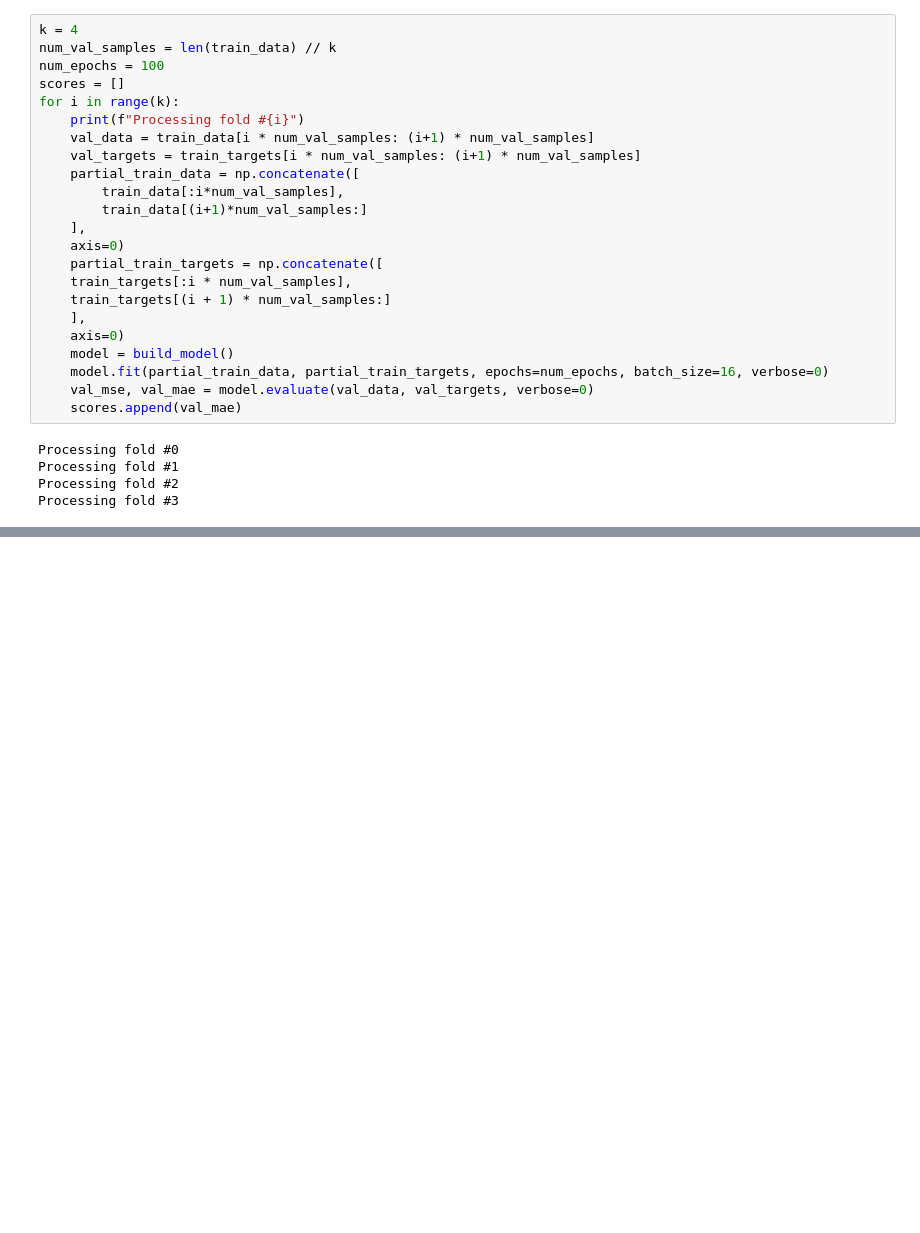
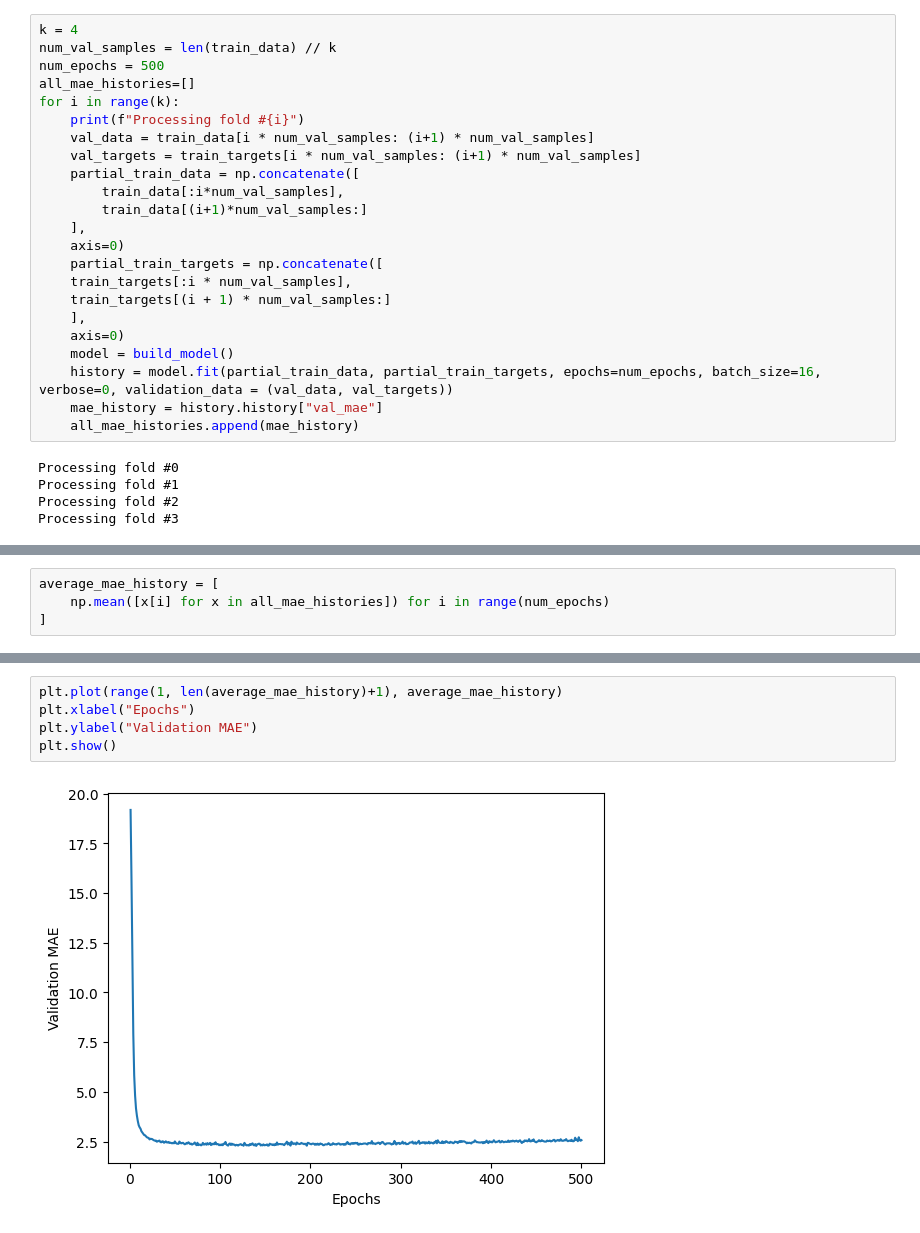
Before and after one commit to VolodymyrYakovenko/ML_practical_tasks, a Jupyter notebook: Boston_Housing_tf/boston.ipynb, the cells around one changed output, grey strips where cells are left out. Cells and saved outputs as stored; diff of their text form; blank space fills up the shorter version.

```diff
--- a/Boston_Housing_tf/boston.ipynb
+++ b/Boston_Housing_tf/boston.ipynb
@@ -36,8 +36,8 @@ def build_model():
 # %%
 k = 4
 num_val_samples = len(train_data) // k
-num_epochs = 100
-scores = []
+num_epochs = 500
+all_mae_histories=[]
 for i in range(k):
     print(f"Processing fold #{i}")
     val_data = train_data[i * num_val_samples: (i+1) * num_val_samples]
@@ -53,9 +53,9 @@ for i in range(k):
     ],
     axis=0)
     model = build_model()
-    model.fit(partial_train_data, partial_train_targets, epochs=num_epochs, batch_size=16, verbose=0)
-    val_mse, val_mae = model.evaluate(val_data, val_targets, verbose=0)
-    scores.append(val_mae)
+    history = model.fit(partial_train_data, partial_train_targets, epochs=num_epochs, batch_size=16, verbose=0, validation_data = (val_data, val_targets))
+    mae_history = history.history["val_mae"]
+    all_mae_histories.append(mae_history)
 # %% [output]
 Processing fold #0
 Processing fold #1
@@ -71,0 +86,4 @@ np.float64(2.4311418533325195)
+# %%
+average_mae_history = [
+    np.mean([x[i] for x in all_mae_histories]) for i in range(num_epochs)
+]
@@ -71,0 +110,7 @@ np.float64(2.4311418533325195)
+# %%
+plt.plot(range(1, len(average_mae_history)+1), average_mae_history)
+plt.xlabel("Epochs")
+plt.ylabel("Validation MAE")
+plt.show()
+# %% [output]
+[figure, added]
```
Also changed, not shown: parts of 10 cells of this notebook.
